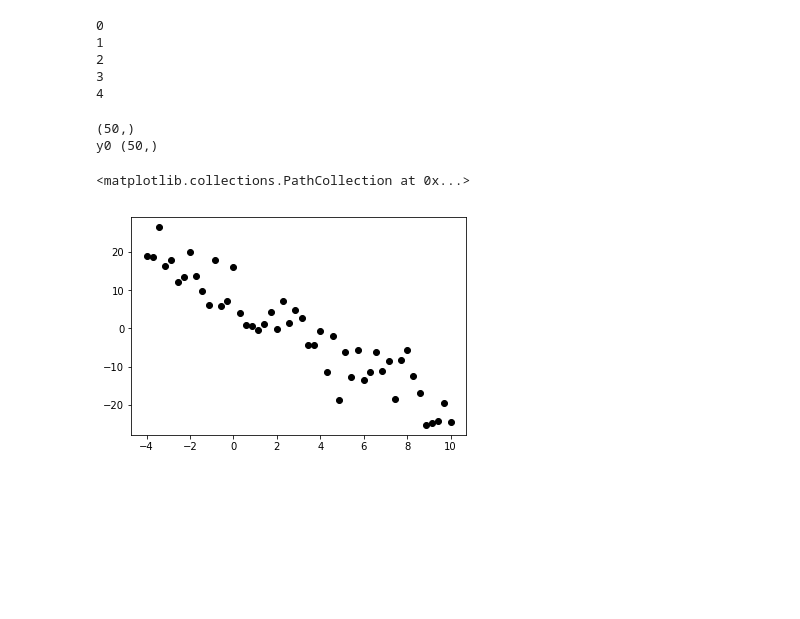
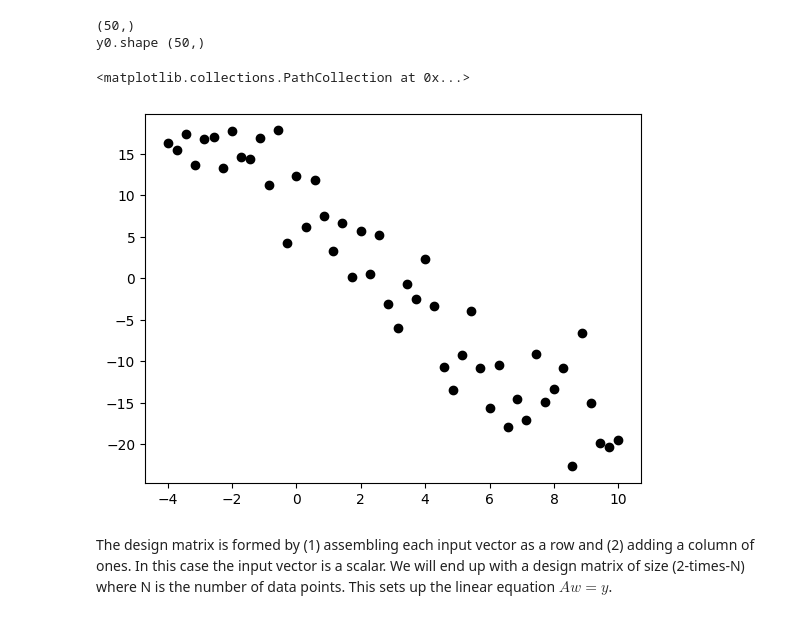
Before and after one commit to mjjackey/ML_Lab_Soton, a Jupyter notebook: ML_Lab1_Linear_Regression.ipynb, the cells around one changed output. Saved outputs shown, nothing was run; the diff lists cells and outputs as text; code cells hidden in the pictures; blank space fills up the shorter version.

```diff
--- a/ML_Lab1_Linear_Regression.ipynb
+++ b/ML_Lab1_Linear_Regression.ipynb
@@ -25 +30,29 @@ from sklearn.neighbors.kde import KernelDensity
+# %%
+def f1(x, m, c):
+    """
+    y = m*x + c (ground truth function)
+    """
+    return m*x + c
+
+# 3 params are in order: start, end, data size
+xmin, xmax, npts = [-4, 10, 50]
+# defining domain of the function as a vector of 50 real numbers between -4 and 10
+X = np.linspace(xmin, xmax, npts)
+#Return evenly spaced numbers over a specified interval-an array, npts is the size of the data
+print(np.shape(X)) # 50
+
+# create data from ground truth function that is corrupted by additive Gaussian noise of mean 0 and std. dev. 4
+# np.random.normal return random samples from a normal (Gaussian) distribution.(loc=0.0(mean), scale=1.0(std.dev.), size=None)
+y0 = f1(X, -3., 9.) + np.random.normal(0,scale=4, size=np.shape(X))
+print('y0.shape',y0.shape) # 50
+
+# draw scatter
+plt.scatter(X, y0, marker='o', c='k')
+# %% [output]
+(50,)
+y0.shape (50,)
+<matplotlib.collections.PathCollection at 0x...>
+[figure, added]
+# %% [markdown]
+The design matrix is formed by (1) assembling each input vector as a row and (2) adding a column of ones. In this case the input vector is a scalar. We will end up with a design matrix of size (2-times-N) where N is the number of data points. This sets up the linear equation  $Aw=y$.
 # %%
@@ -41,27 +79 @@ def designmat1(Xmat): # Xmat 2*N times, N:numbers of datasets
     return X
-# %%
-for i in range(5):
- print(i)
-# %% [output]
-0
-1
-2
-3
-4
-# %%
-def f1(x, m, c): # y = m*x + c (ground truth function)
-    return m*x + c
-xmin, xmax, npts = [-4, 10, 50] #三个参数依次为起始值,步长和数据个数
-X = np.linspace(xmin, xmax, npts) # defining domain of the function as a vector of 50 real numbers between -4 and 50
-#Return evenly spaced numbers over a specified interval-an array, npts is the size of the data
-print(np.shape(X)) #50
-#Create data from ground truth function that is corrupted by additive Gaussian noise of mean 0 and std. dev. 4
-y0 = f1(X, -3., 9.) + np.random.normal(0,scale=4, size=np.shape(X))
-#np.random.normal return random samples from a normal (Gaussian) distribution.(loc=0.0(mean), scale=1.0(std.dev.), size=None)
-print('y0',y0.shape) #50
-plt.scatter(X, y0, marker='o', c='k')  #draw 散点图
-# %% [output]
-(50,)
-y0 (50,)
-<matplotlib.collections.PathCollection at 0x...>
-[figure, removed]
```
Also changed, not shown: parts of 8 cells of this notebook, 1 other file.
